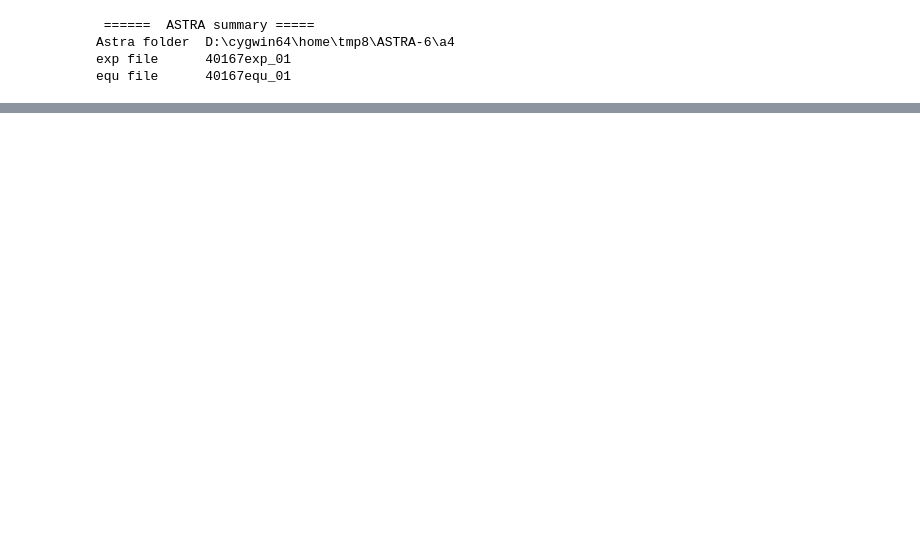
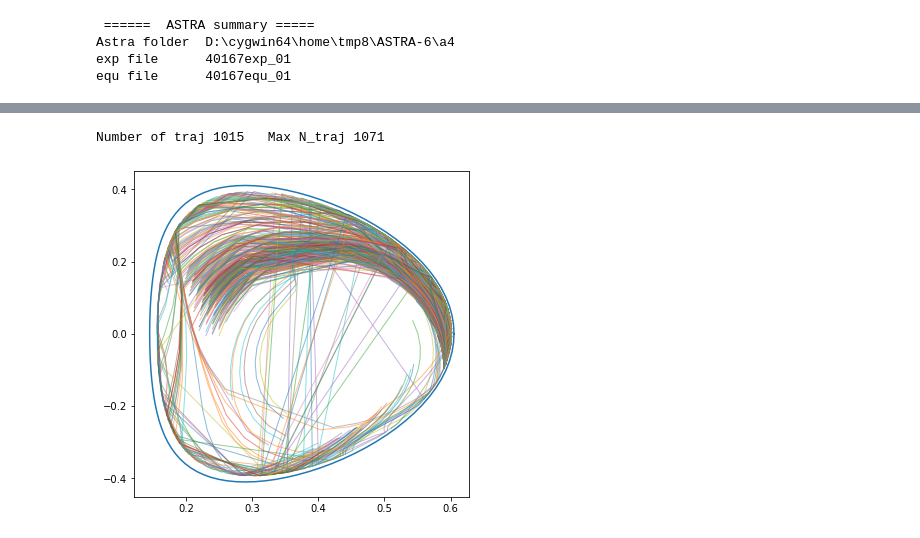
Before and after one commit to temper8/Discharge, a Jupyter notebook: astra/summary.ipynb, the cells around one changed output, grey strips where cells are left out. Cells and saved outputs as stored; diff of their text form; code cells hidden in the pictures; blank space fills up the shorter version.

```diff
--- a/astra/summary.ipynb
+++ b/astra/summary.ipynb
@@ -40,3 +40,11 @@ ray_tracing.plot_spectrum()
+# %%
+import matplotlib.pyplot as plt
+import numpy as np
+import ray_tracing
+ray_tracing.plot("out/traj.1800734701609074.dat")
+# %% [output]
+Number of traj 1015   Max N_traj 1071
+[figure, added]
 # %%
 import matplotlib.pyplot as plt
 import numpy as np
```
Also changed, not shown: parts of 5 cells of this notebook.
